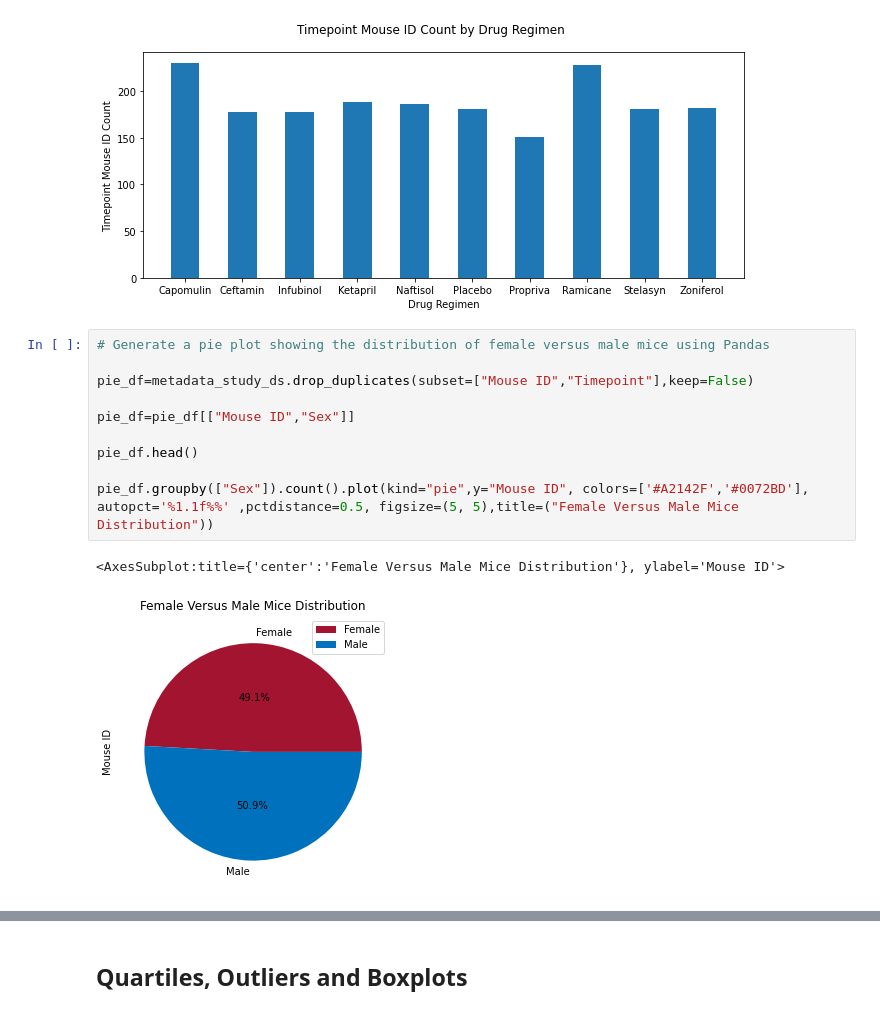
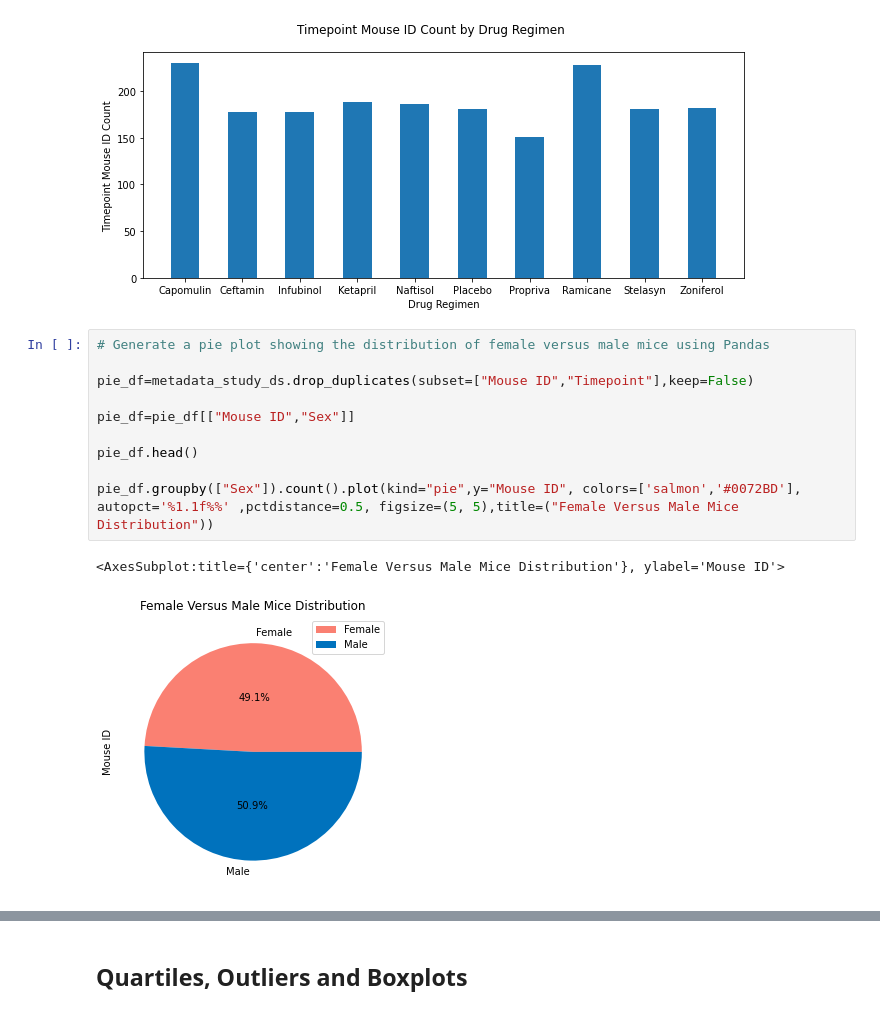
Before and after one commit to DCornea5/Matplotlib-The-Power-Of-Plots, a Jupyter notebook: Pymaceuticals/pymaceuticals_starter.ipynb, the cells around one changed output, grey strips where cells are left out. Drawn from its saved outputs; the diff is of its cells as text.

```diff
--- a/Pymaceuticals/pymaceuticals_starter.ipynb
+++ b/Pymaceuticals/pymaceuticals_starter.ipynb
@@ -206,16 +207,16 @@ plt.savefig
 # %%
 # Generate a pie plot showing the distribution of female versus male mice using Pandas
 
 pie_df=metadata_study_ds.drop_duplicates(subset=["Mouse ID","Timepoint"],keep=False)
 
 pie_df=pie_df[["Mouse ID","Sex"]]
 
 pie_df.head()
 
-pie_df.groupby(["Sex"]).count().plot(kind="pie",y="Mouse ID", colors=['#A2142F','#0072BD'], autopct='%1.1f%%' ,pctdistance=0.5, figsize=(5, 5),title=("Female Versus Male Mice Distribution"))
+pie_df.groupby(["Sex"]).count().plot(kind="pie",y="Mouse ID", colors=['salmon','#0072BD'], autopct='%1.1f%%' ,pctdistance=0.5, figsize=(5, 5),title=("Female Versus Male Mice Distribution"))
 # %% [output]
 <AxesSubplot:title={'center':'Female Versus Male Mice Distribution'}, ylabel='Mouse ID'>
-[figure, old version]
+[figure, new version]
 # %%
 # Generate a pie plot showing the distribution of female versus male mice using pyplot
 
```
Also changed, not shown: parts of 17 cells of this notebook, 1 other file.
